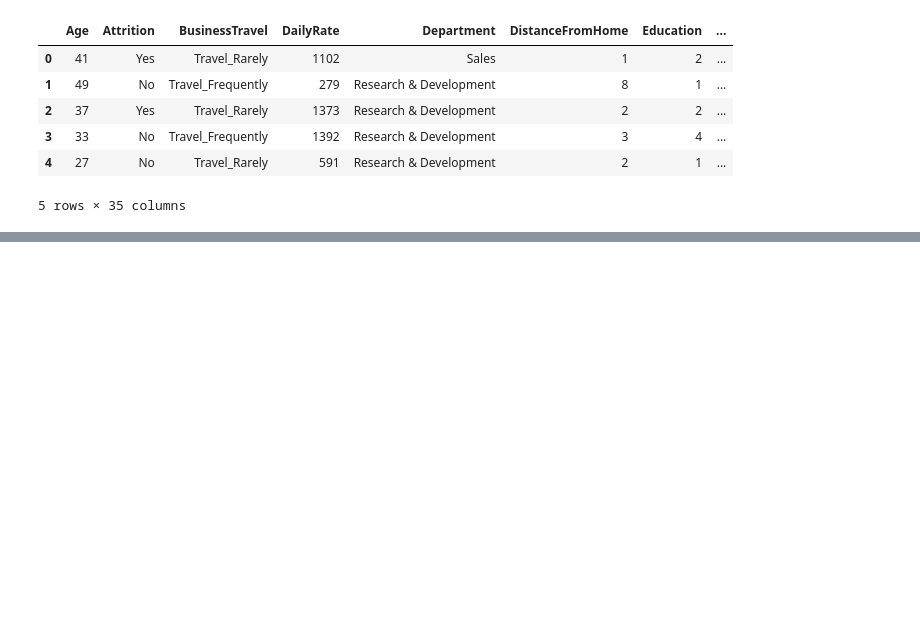
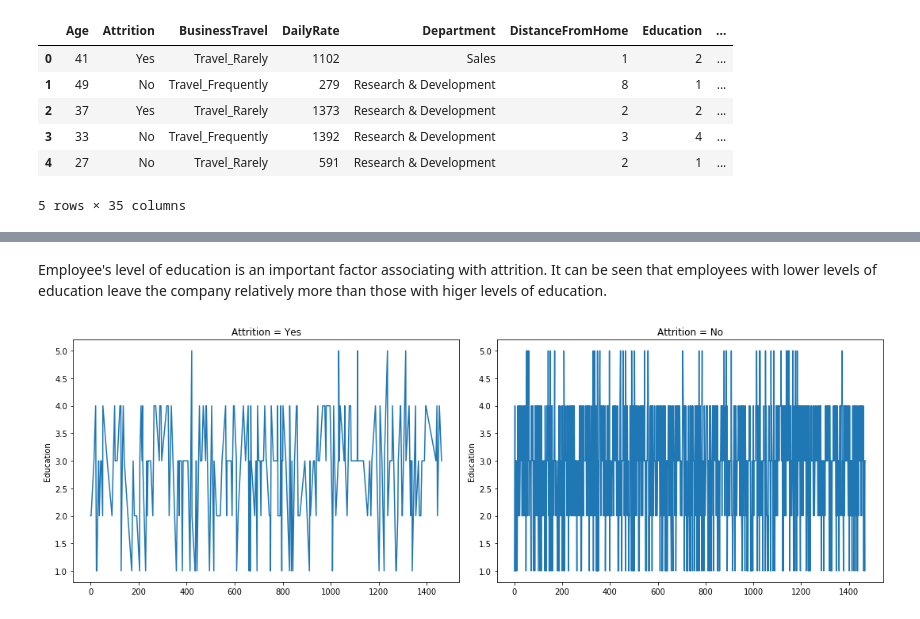
Before and after one commit to fazel74/Thinkful, a Jupyter notebook: Cap-1-Report.ipynb, the cells around one changed output, grey strips where cells are left out. Saved outputs shown, nothing was run; the diff lists cells and outputs as text; code cells hidden in the pictures; blank space fills up the shorter version.

```diff
--- a/Cap-1-Report.ipynb
+++ b/Cap-1-Report.ipynb
@@ -119,0 +99,19 @@ plt.show()
+# %% [markdown]
+Employee's level of education is an important factor associating with attrition. It can be seen that employees with lower levels of education leave the company relatively more than those with higer levels of education.
+# %%
+plt.figure(figsize=(15, 5))
+
+plt.subplot(1, 2, 1)
+plt.plot(df_e_a_y)
+plt.ylabel('Education')
+plt.title('Attrition = Yes')
+
+plt.subplot(1, 2, 2)
+plt.plot(df_e_a_n)
+plt.ylabel('Education')
+plt.title('Attrition = No')
+
+plt.tight_layout()
+plt.show()
+# %% [output]
+[figure, added]
```
Also changed, not shown: parts of 27 cells of this notebook.
